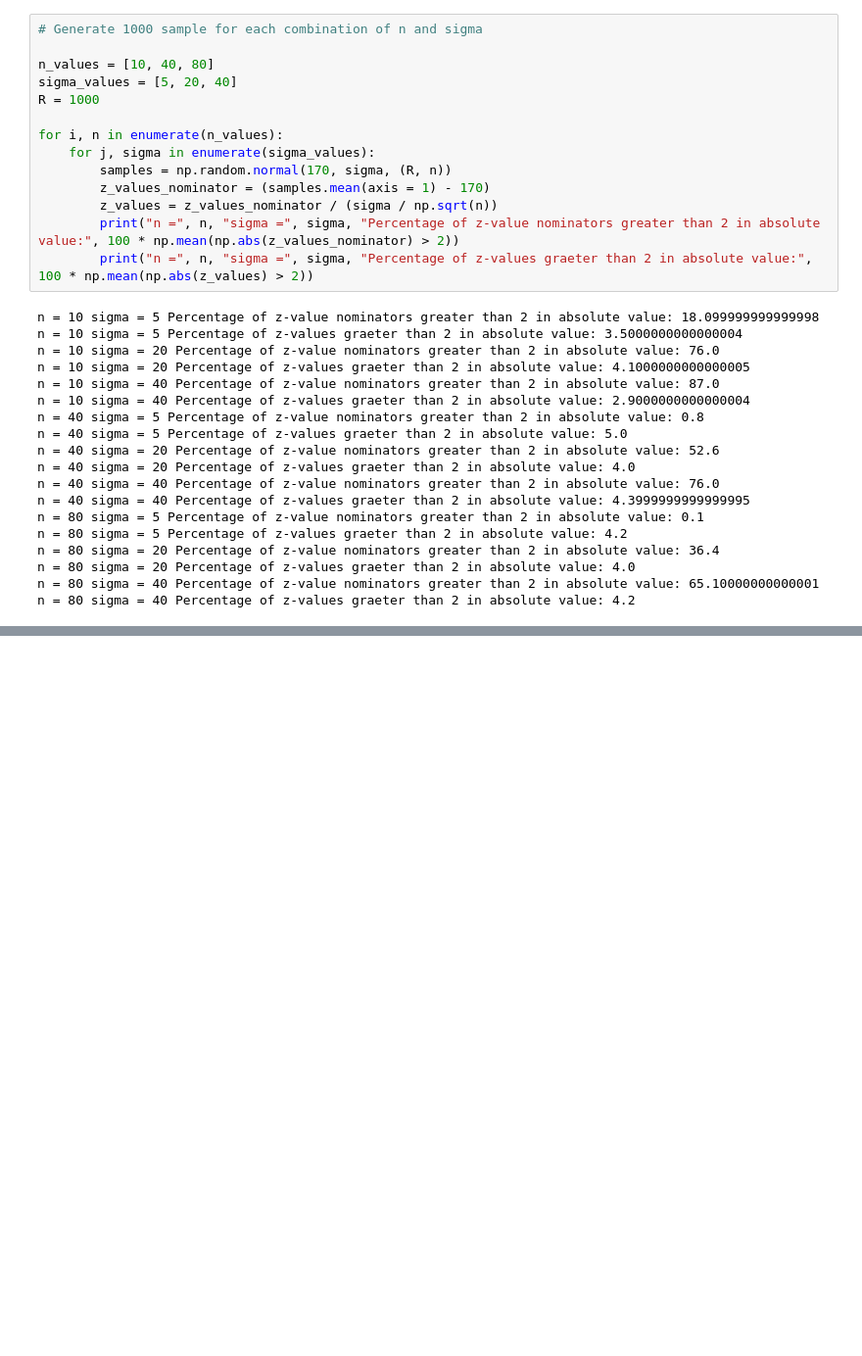
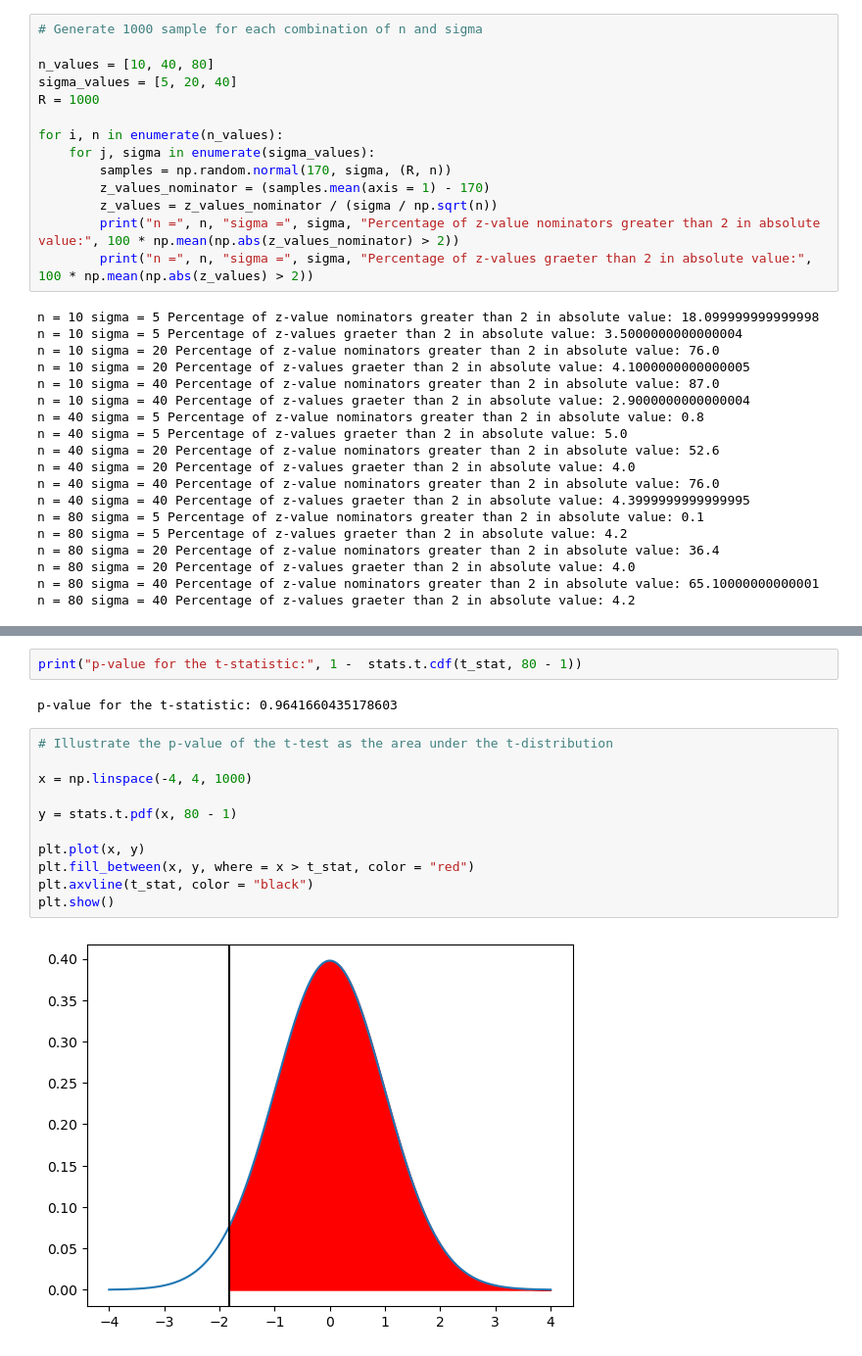
Before and after one commit to febse/stat2024, a Jupyter notebook: 13-Testing.ipynb, the cells around one changed output, grey strips where cells are left out. Shown at 98% size. Drawn from its saved outputs; the diff is of its cells as text; blank space fills up the shorter version.

```diff
--- a/13-Testing.ipynb
+++ b/13-Testing.ipynb
@@ -525,0 +578,17 @@ The t-distribution is similar to the normal distribution, but has heavier tails.
+# %%
+print("p-value for the t-statistic:", 1 -  stats.t.cdf(t_stat, 80 - 1))
+# %% [output]
+p-value for the t-statistic: 0.9641660435178603
+# %%
+# Illustrate the p-value of the t-test as the area under the t-distribution
+
+x = np.linspace(-4, 4, 1000)
+
+y = stats.t.pdf(x, 80 - 1)
+
+plt.plot(x, y)
+plt.fill_between(x, y, where = x > t_stat, color = "red")
+plt.axvline(t_stat, color = "black")
+plt.show()
+# %% [output]
+[figure, added]
```
Also changed, not shown: parts of 8 cells of this notebook.
